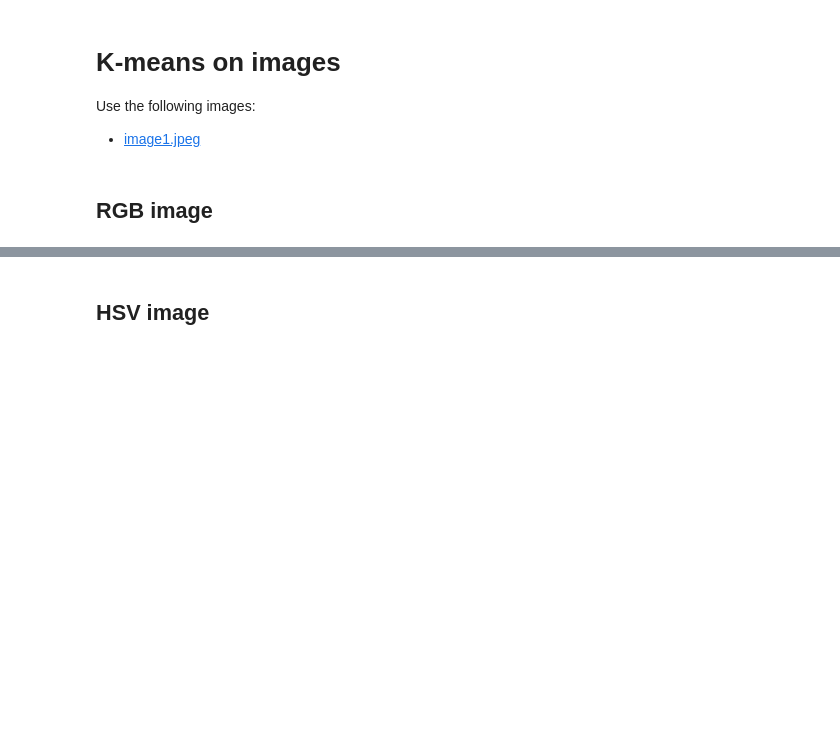
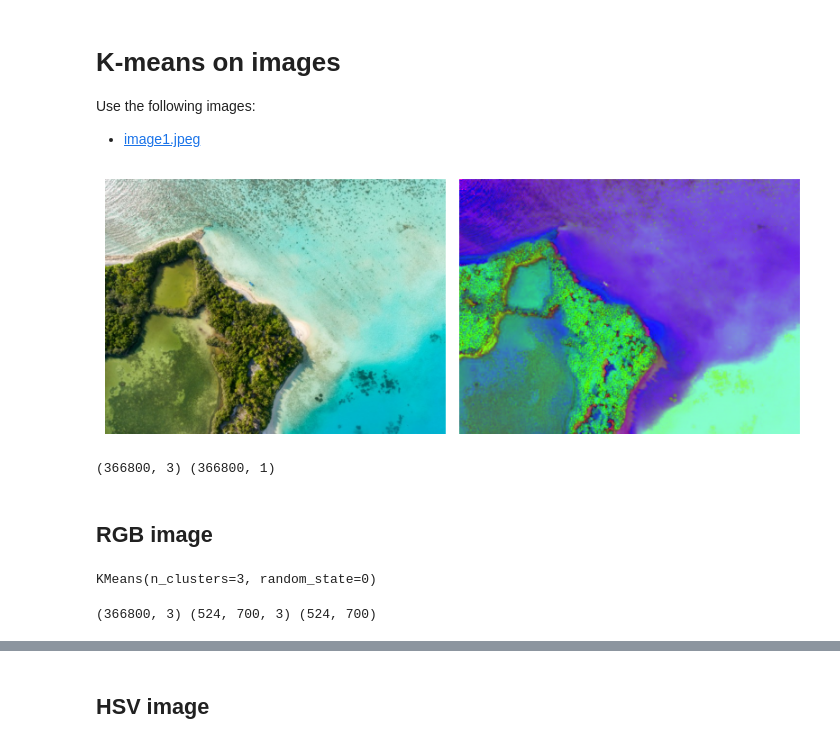
Before and after one commit to JuanJRP/machine_learning, a Jupyter notebook: Sem_06/kmeans_images.ipynb, the cells around one changed output, grey strips where cells are left out. Drawn from its saved outputs; the diff is of its cells as text; code cells hidden in the pictures; blank space fills up the shorter version.

```diff
--- a/Sem_06/kmeans_images.ipynb
+++ b/Sem_06/kmeans_images.ipynb
@@ -10,40 +10,49 @@ import numpy as np
 import matplotlib.pyplot as plt
 from sklearn.cluster import KMeans
 # %%
-original_image = _
+original_image = cv2.imread("/content/drive/MyDrive/machine_learning/Sem_06/image1.jpeg")
 
 # Resize to a feasible size to avoid extensive computation
-original_image = _
+#original_image = cv2.resize(original_image, (128, 128))
 
 # Convert from BGR Color Space to HSV
-img_rgb = _
-img_hsv = _
+img_rgb = cv2.cvtColor(original_image, cv2.COLOR_BGR2RGB)
+img_hsv = cv2.cvtColor(original_image, cv2.COLOR_BGR2HSV_FULL)
 
-_, axes = plt.subplots (1, 2, figsize = (12,5))
-axes[0].imshow( _ ), axes[0].set_axis_off() #RGB
-axes[1].imshow( _ ), axes[1].set_axis_off() #HSV
+_, axes = plt.subplots (1, 2, figsize = (8,4))
+axes[0].imshow( img_rgb ), axes[0].set_axis_off() #RGB
+axes[1].imshow( img_hsv ), axes[1].set_axis_off() #HSV
 plt.tight_layout()
+# %% [output]
+[figure, added]
 # %%
 # Vectorize to compute kmeans
-vectorized_rgb = _
+vectorized_rgb = img_rgb.reshape([-1,3])
 vectorized_rgb = np.float32(vectorized_rgb)
 
-vectorized_hsv = _
+vectorized_hsv = img_hsv[:, :, 0].reshape([-1,1])
 vectorized_hsv = np.float32(vectorized_hsv)
 
 # Check both vector sizes
 print(vectorized_rgb.shape, vectorized_hsv.shape)
+# %% [output]
+(366800, 3) (366800, 1)
 # %% [markdown]
 ## **RGB image**
 # %%
 # Train kmeans
-n = _
-kmeans = KMeans(n_clusters = n, random_state=0).fit( _ )
+n = 3
+kmeans = KMeans(n_clusters = n, random_state=0)
+kmeans.fit( vectorized_rgb )
+# %% [output]
+KMeans(n_clusters=3, random_state=0)
 # %%
 # Predict to segment regions
-clustered_rgb = kmeans.predict( _ )
-clustered_rgb = clustered_rgb.reshape( _ )
+clustered_rgb = kmeans.predict( vectorized_rgb )
+clustered_rgb = clustered_rgb.reshape( [img_rgb.shape[0], img_rgb.shape[1]] )
 
 print(vectorized_rgb.shape, img_rgb.shape, clustered_rgb.shape)
+# %% [output]
+(366800, 3) (524, 700, 3) (524, 700)
 # %%
 # Plot original and segmentation masks
```
Also changed, not shown: parts of 12 cells of this notebook, 4 other files.
